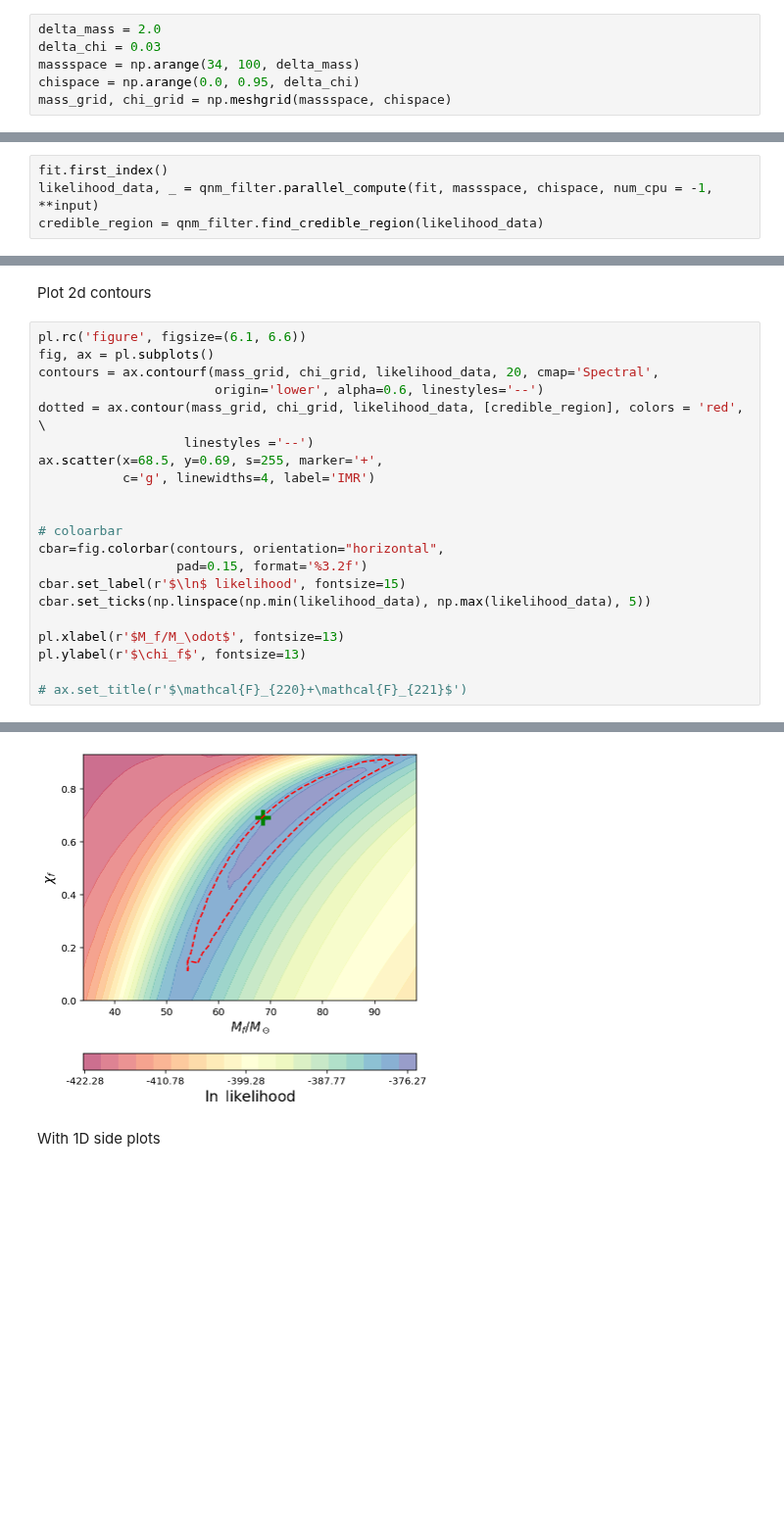
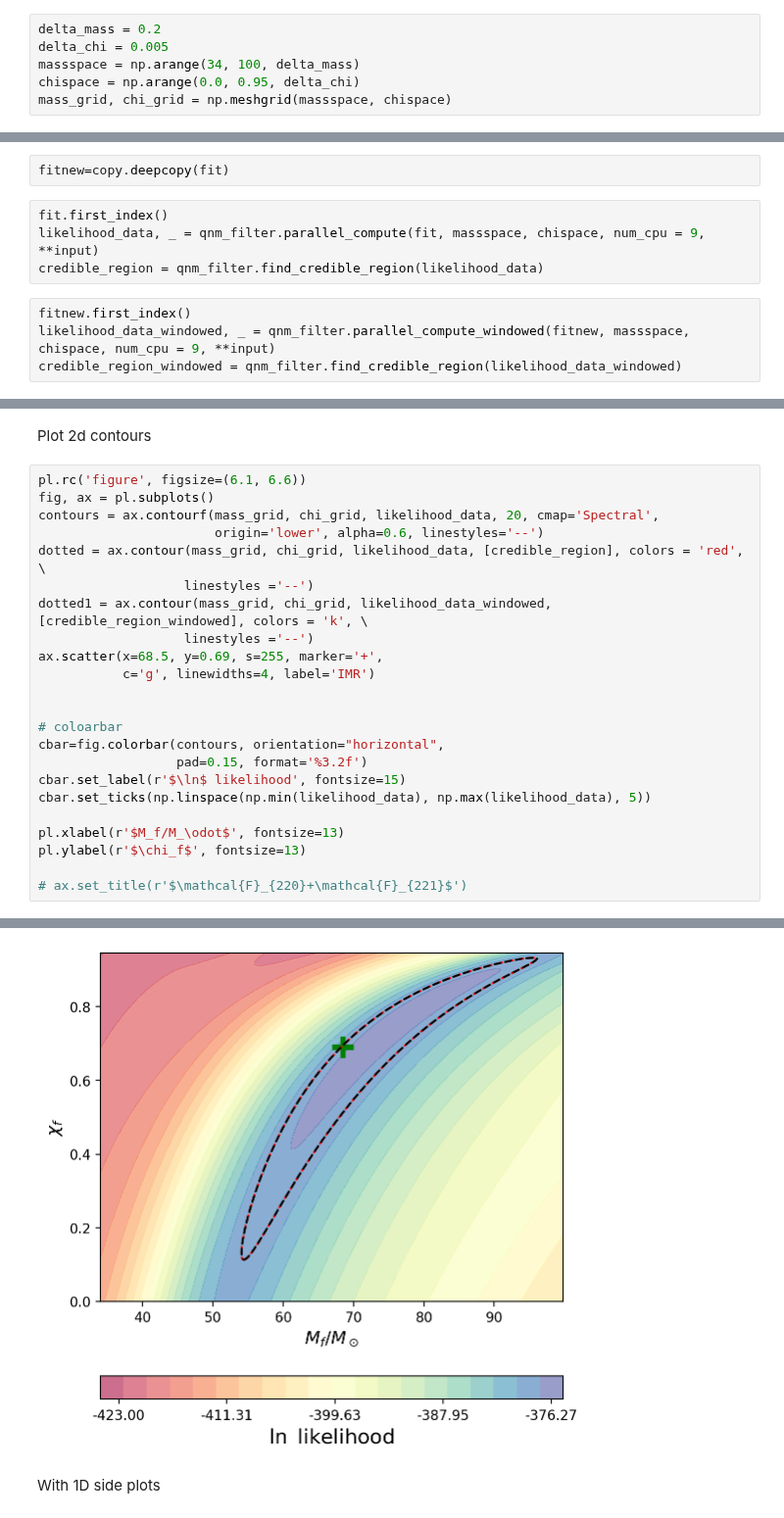
Before and after one commit to Sizheng-Ma/qnm_filter, a Jupyter notebook: code_demo/Filter.ipynb, the cells around one changed output, grey strips where cells are left out. Shown at 98% size. Saved outputs shown, nothing was run; the diff lists cells and outputs as text; blank space fills up the shorter version.

Commit message:
Different plots

```diff
--- a/code_demo/Filter.ipynb
+++ b/code_demo/Filter.ipynb
@@ -56,17 +57,23 @@ fit.cholesky_decomposition()
 # %% [markdown]
 Sampling remnant mass and spin
 # %%
-delta_mass = 2.0
-delta_chi = 0.03
+delta_mass = 0.2
+delta_chi = 0.005
 massspace = np.arange(34, 100, delta_mass)
 chispace = np.arange(0.0, 0.95, delta_chi)
 mass_grid, chi_grid = np.meshgrid(massspace, chispace)
 # %% [markdown]
 Interate over the samplings
+# %%
+fitnew=copy.deepcopy(fit)
 # %%
 fit.first_index()
-likelihood_data, _ = qnm_filter.parallel_compute(fit, massspace, chispace, num_cpu = -1, **input)
+likelihood_data, _ = qnm_filter.parallel_compute(fit, massspace, chispace, num_cpu = 9, **input)
 credible_region = qnm_filter.find_credible_region(likelihood_data)
+# %%
+fitnew.first_index()
+likelihood_data_windowed, _ = qnm_filter.parallel_compute_windowed(fitnew, massspace, chispace, num_cpu = 9, **input)
+credible_region_windowed = qnm_filter.find_credible_region(likelihood_data_windowed)
 # %%
 projected_mass, projected_chi = qnm_filter.project_to_1d(likelihood_data, delta_mass, delta_chi)
 # %% [markdown]
@@ -74,26 +81,28 @@ Plot 2d contours
 # %%
 pl.rc('figure', figsize=(6.1, 6.6))
 fig, ax = pl.subplots()
 contours = ax.contourf(mass_grid, chi_grid, likelihood_data, 20, cmap='Spectral',
                        origin='lower', alpha=0.6, linestyles='--')
 dotted = ax.contour(mass_grid, chi_grid, likelihood_data, [credible_region], colors = 'red', \
+                   linestyles ='--')
+dotted1 = ax.contour(mass_grid, chi_grid, likelihood_data_windowed, [credible_region_windowed], colors = 'k', \
                    linestyles ='--')
 ax.scatter(x=68.5, y=0.69, s=255, marker='+',
            c='g', linewidths=4, label='IMR')
 
 
 # coloarbar
 cbar=fig.colorbar(contours, orientation="horizontal",
                   pad=0.15, format='%3.2f')
 cbar.set_label(r'$\ln$ likelihood', fontsize=15)
 cbar.set_ticks(np.linspace(np.min(likelihood_data), np.max(likelihood_data), 5))
 
 pl.xlabel(r'$M_f/M_\odot$', fontsize=13)
 pl.ylabel(r'$\chi_f$', fontsize=13)
 
 # ax.set_title(r'$\mathcal{F}_{220}+\mathcal{F}_{221}$')
 # %% [output]
 Text(0, 0.5, '$\\chi_f$')
-[figure, old version]
+[figure, new version]
 # %% [markdown]
 With 1D side plots
```
Also changed, not shown: parts of 6 cells of this notebook, 4 other files.
